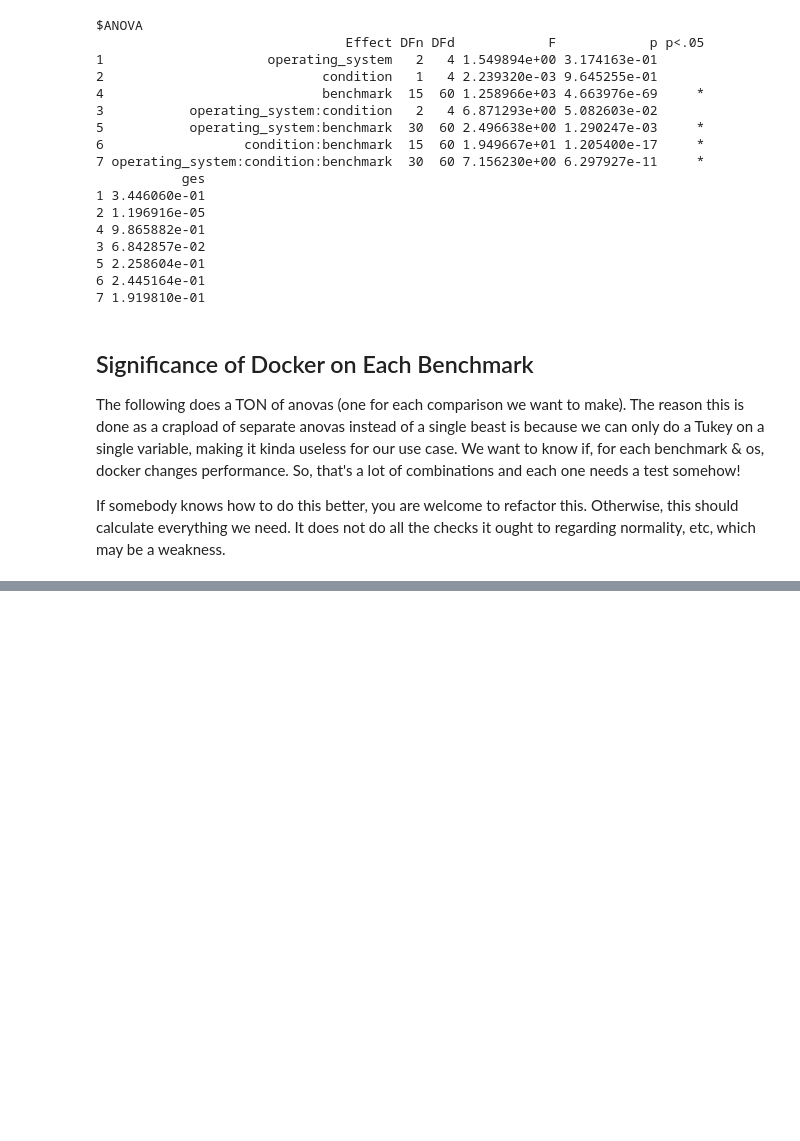
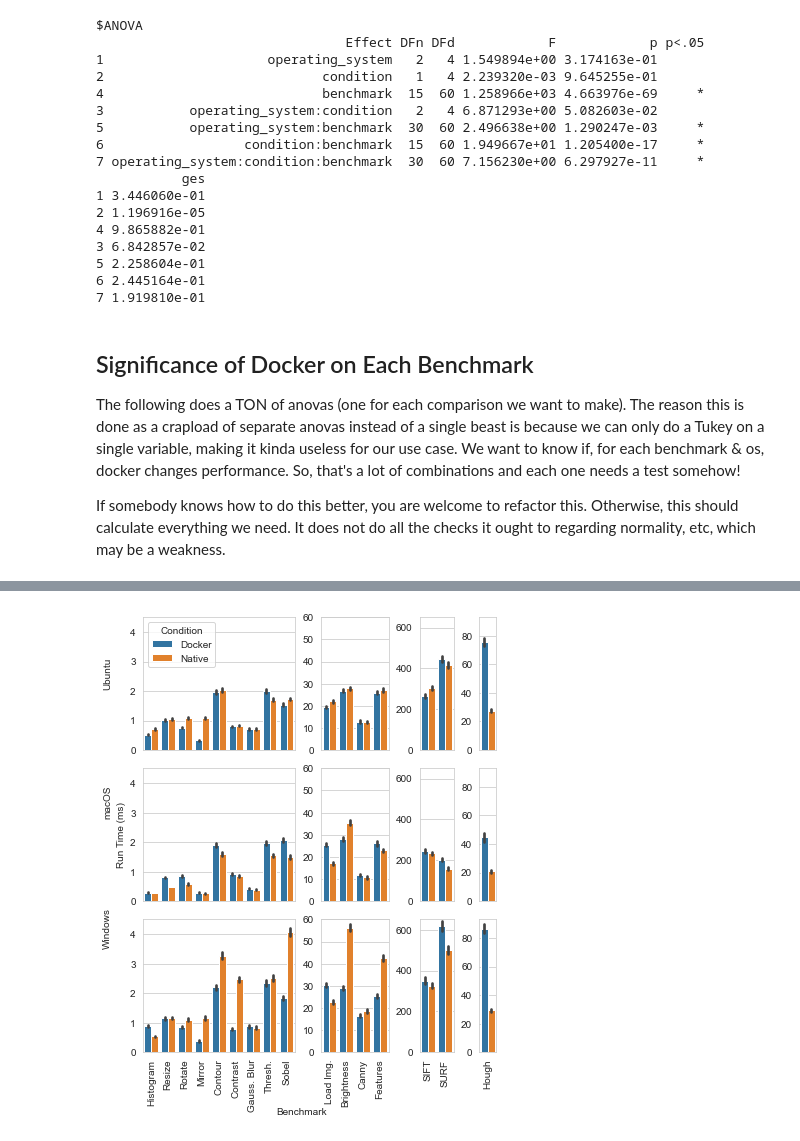
Before and after one commit to gzinck/docker-eval, a Jupyter notebook: data-analysis/docker_results.ipynb, the cells around one changed output, grey strips where cells are left out. Cells and saved outputs as stored; diff of their text form; code cells hidden in the pictures; blank space fills up the shorter version.

```diff
--- a/data-analysis/docker_results.ipynb
+++ b/data-analysis/docker_results.ipynb
@@ -576,0 +1031,79 @@ plt.savefig('relative.pdf')
+# %%
+fig = plt.figure(constrained_layout=True)
+fig.set_figwidth(5.5)
+fig.set_figheight(7)
+widths=[0.2, 9, 4, 2, 1]
+gs = fig.add_gridspec(ncols=5, nrows=3, width_ratios=widths)
+
+benchSets = [
+  ['Compute Histogram', 'Resize', 'Rotate', 'Mirror', 'Contour', 'Contrast Randomization',
+   'Gaussian Blur', 'Mean Thresholding', 'Gradient Sobel'],
+  ['Load Image', 'Brightness Randomization', 'Compute Canny', 'Good Features'],
+  ['SIFT', 'SURF'],
+  ['Hough Lines']
+]
+abbrs = [
+    ['Histogram', 'Resize', 'Rotate', 'Mirror', 'Contour', 'Contrast',
+    'Gauss. Blur',  'Thresh.', 'Sobel'],
+    ['Load Img.', 'Brightness', 'Canny', 'Features'],
+    ['SIFT', 'SURF'],
+    ['Hough']
+]
+limits = [4.5, 60, 650, 93]
+
+axes = []
+for row in range(3):
+  axes += [[]]
+  startAt = 1
+  for col, benches in enumerate(benchSets):
+    endAt = startAt + 1 # len(benches)
+    axes[row] += [fig.add_subplot(gs[row, startAt:endAt])]
+    startAt = endAt
+
+for row, os in enumerate(['Ubuntu', 'macOS', 'Windows']):
+
+  for col, benches in enumerate(benchSets):
+    # Get the docker condition into a dataframe
+    all_3_v1 = all_df[
+      #(all_df['Kernel Width (# pixels)'] == 3)
+      #& (all_df['Source Video'] == 'Video1')
+      (all_df['Benchmark'].isin(benches))
+      & (all_df['Operating System'] == os)
+    ]
+
+    sns.barplot(x="Benchmark", y="Run Time (ms)",
+                  order=benches,
+                  hue="Condition", ax=axes[row][col],
+                  data=all_3_v1)
+
+    # Hide the legend, except for the first fig
+    if row != 0 or col != 0:
+      axes[row][col].get_legend().set_visible(False)
+    else:
+      axes[row][col].legend(loc='upper left', title='Condition')
+
+    # Modify x_ticklabels based on the row
+    if row < 2:
+      axes[row][col].set_xticklabels([])
+    else:
+#       axes[row][col].set_xticklabels([b.replace(" ", "\n") for b in benches], rotation=90, ma='right')
+      axes[row][col].set_xticklabels(abbrs[col], rotation=90)
+
+    # Remove y axis
+    if row != 1 or col != 0:
+      axes[row][col].set_ylabel(None)
+
+    # Remove x axis
+    axes[row][col].set_xlabel(None)
+
+    # Set the y limit
+    axes[row][col].set_ylim(ymax=limits[col])
+
+fig.text(0.5, 0, 'Benchmark', ha='center')
+fig.text(0, 0.875, 'Ubuntu', va='center', rotation='vertical')
+fig.text(0, 0.62, 'macOS', va='center', rotation='vertical')
+fig.text(0, 0.37, 'Windows', va='center', rotation='vertical')
+
+plt.savefig('AbsRuntimeSingleCol.pdf')
+# %% [output]
+[figure, added]
```
Also changed, not shown: parts of 12 cells of this notebook.
